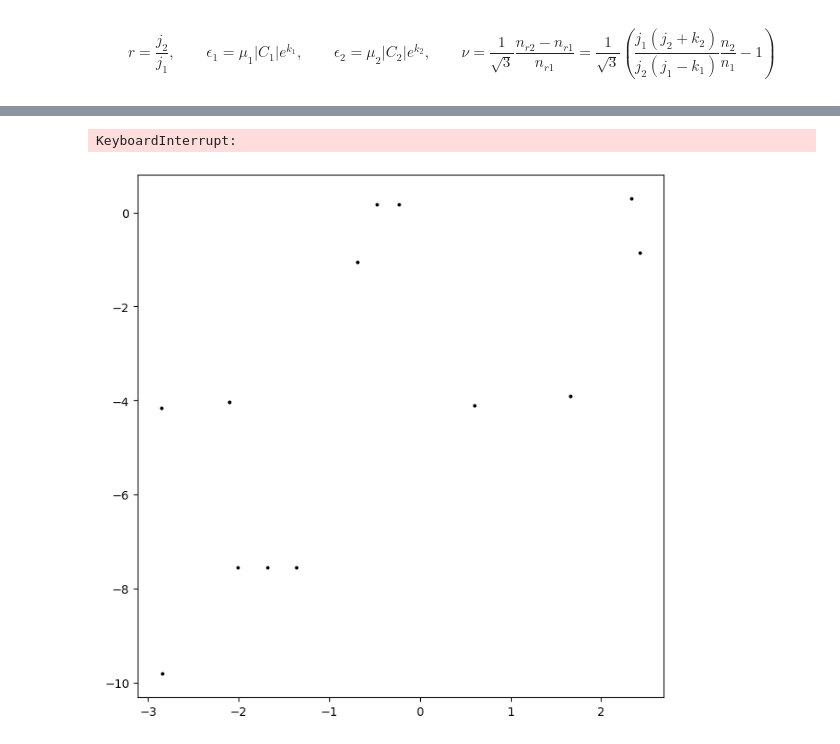
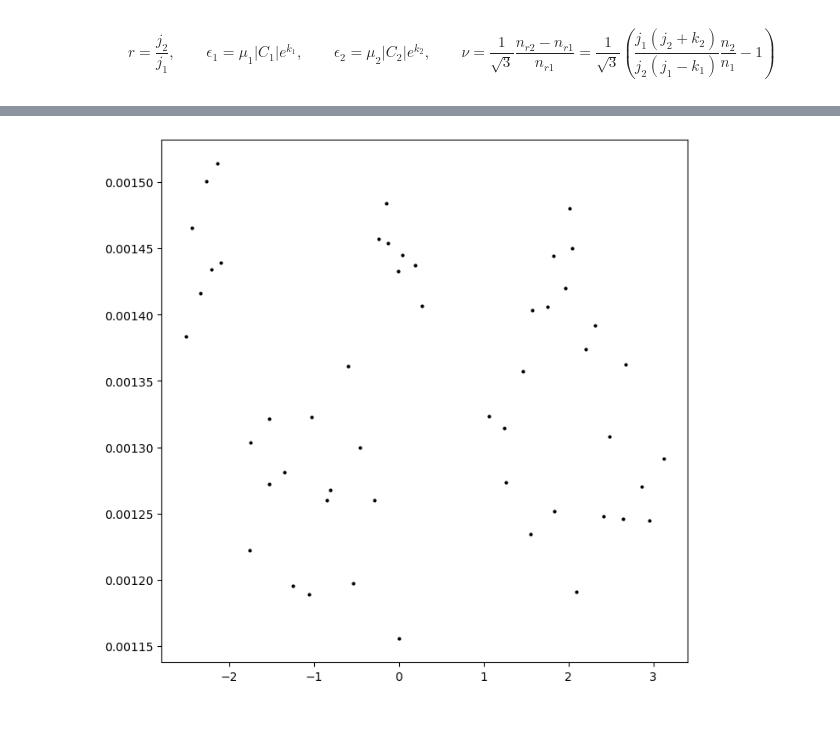
Before and after one commit to EritasY/Chaos, a Jupyter notebook: reboundPhasePlot.ipynb, the cells around one changed output, grey strips where cells are left out. Cells and saved outputs as stored; diff of their text form; code cells hidden in the pictures.

```diff
--- a/reboundPhasePlot.ipynb
+++ b/reboundPhasePlot.ipynb
@@ -50,12 +50,12 @@ def calculateIC(P_0, lambda_0):
     return phi_0, p_0
 # %%
 # user-defined parameters
-ecc, j1, k1, j2, k2 = 0.2, 3, 1, 5, 1
-P1, P2 = 1, 1.2
-mu1, mu2 = 7e-3, 8e-3
+ecc, j1, k1, j2, k2 = 0.01, 5, 1, 5, 1
+P2_0 = (j2+k2)* j1 / ((j1-k1)*j2)
+P1, P2 = 1, 0.97*P2_0
+mu1, mu2 = 1e-6, 1e-6
 
 r, nu, epsilon1, epsilon2 = calculateParam(ecc, j1, k1, j2, k2, P1, P2, mu1, mu2)
 
-print(r, nu, epsilon1, epsilon2)
-print(2*np.sqrt(epsilon1), 2*np.sqrt(epsilon2))
+print(nu, 2*np.sqrt(epsilon1), 2*np.sqrt(epsilon2))
 # %% [output]
@@ -64,3 +71,3 @@ print(2*np.sqrt(epsilon1), 2*np.sqrt(epsilon2))
 # %%
 # user-defined initial conditions (P_0, lambda_0)
-ic = [[x,y] for x in np.linspace(1.1, 1.22, 10) for y in np.linspace(-np.pi/20, np.pi/20, 5)]
+ic = [[x,0] for x in np.linspace(j1/(j1-k1)*P1*0.998, j2/(j2+k2)*P2*1.01, 1)]
@@ -69,39 +137,8 @@ ic = [[x,y] for x in np.linspace(1.1, 1.22, 10) for y in np.linspace(-np.pi/20,
 # %%
-for P_0, lambda_0 in ic:
-    # start simulation
-    sim = rebound.Simulation()
-    sim.units = ('yr', 'AU', 'Msun')
-
-    # add star, planet 1, planet 2
-    sim.add(m=1.)
-    sim.add(primary=sim.particles[0], m=mu1, P=P1)
-    sim.add(primary=sim.particles[0], m=mu2, P=P2)
-
-    # add test particle
-    sim.add(primary=sim.particles[0], P=P_0, l=lambda_0, e=ecc)
-
-
-    # track how system developes in time
-    num = 11
-    time = np.linspace(0,num-1,num)*2*np.pi/(r*nu)
-
-    n_r1 = (j1-k1) * 2*np.pi / (j1*P1)
-    n_r2 = (j2+k2) * 2*np.pi / (j2*P2)
-
-    for t in time:
-        sim.integrate(t)
-        info = sim.particles[3].calculate_orbit(primary=sim.particles[0])
-
-        phi = wrapRad(j1*(info.l - n_r1*t))
-        p = -np.sqrt(3)*((n_r1 / info.n)**(1/3) - 1)
-        plt.scatter(phi,p,[4],color='black')
-
-#         print(info.l, 2*np.pi/info.n)
-
+plt.scatter(phi,p,[4],color='black')
 plt.show()
 # %% [output]
-KeyboardInterrupt:
-[figure, old version]
+[figure, new version]
 # %%
 def hamilton(y,t,e1,e2,r,nu):
     phi, p = y
```
Also changed, not shown: parts of 7 cells of this notebook.
